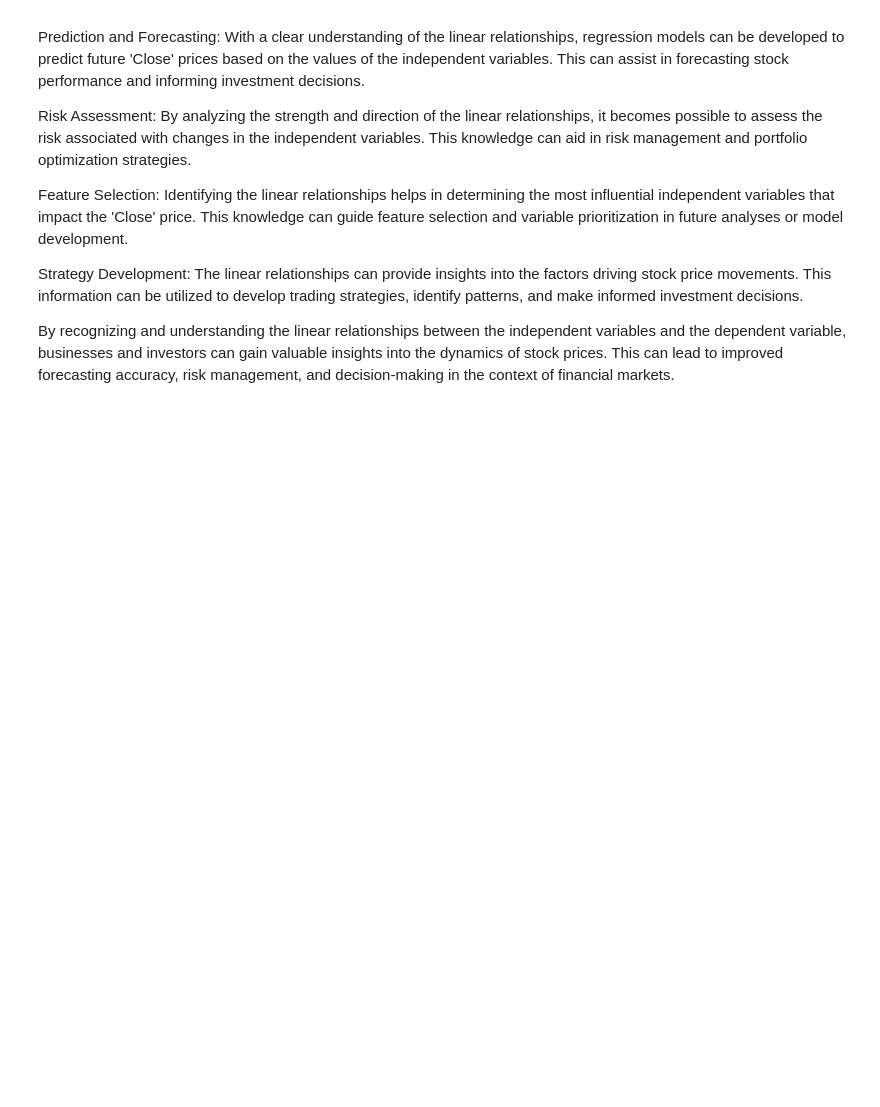
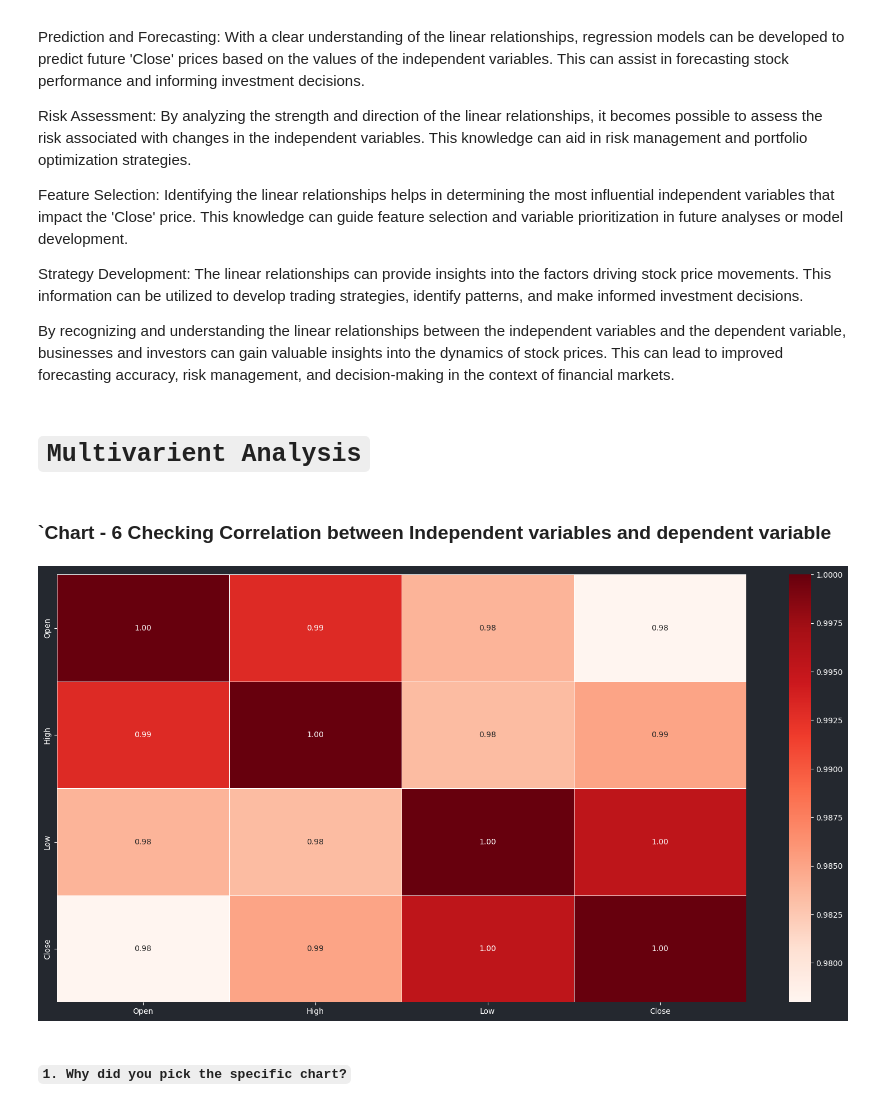
Before and after one commit to Srushti-Rodge/Capstone_Project_ML-Yes_Bank_Stock_Closing_Price_Prediction-, a Jupyter notebook: Capstone_Project_ML(Yes_Bank_Stock_Closing_Price_Prediction).ipynb, the cells around one changed output. Drawn from its saved outputs; the diff is of its cells as text; code cells hidden in the pictures; blank space fills up the shorter version.

```diff
--- a/Capstone_Project_ML(Yes_Bank_Stock_Closing_Price_Prediction).ipynb
+++ b/Capstone_Project_ML(Yes_Bank_Stock_Closing_Price_Prediction).ipynb
@@ -563,3 +563,38 @@ Feature Selection: Identifying the linear relationships helps in determining the
 Strategy Development: The linear relationships can provide insights into the factors driving stock price movements. This information can be utilized to develop trading strategies, identify patterns, and make informed investment decisions.
 
 By recognizing and understanding the linear relationships between the independent variables and the dependent variable, businesses and investors can gain valuable insights into the dynamics of stock prices. This can lead to improved forecasting accuracy, risk management, and decision-making in the context of financial markets.
+# %% [markdown]
+# **`Multivarient Analysis`**
+# %% [markdown]
+### `Chart - 6 Checking Correlation between Independent variables and dependent variable
+# %%
+# Set the figure size
+plt.figure(figsize=(20, 10))
+
+# Calculate the correlation matrix
+correlation = stock_df.corr()
+
+# Create the heatmap with Seaborn
+sns.heatmap(abs(correlation), annot=True, cmap='Reds', linewidths=0.5, fmt='.2f')
+
+# Set the background colors for the figure and axes
+plot_bgcolor = (36/255, 40/255, 47/255, 1)  # RGB values divided by 255, with alpha=1 for full opacity
+paper_bgcolor = (51/255, 56/255, 66/255, 1)
+
+plt.gcf().patch.set_facecolor(plot_bgcolor)  # Set the background color of the figure
+plt.gca().patch.set_facecolor(paper_bgcolor)  # Set the background color of the axes
+
+# Add a comment
+"""
+This code creates a heatmap of the correlation matrix for the stock_df DataFrame using Seaborn.
+The annot parameter adds the correlation coefficients to the cells of the heatmap.
+The cmap parameter sets the colormap for the heatmap.
+The linewidths parameter sets the width of the lines between the cells of the heatmap.
+The fmt parameter sets the format of the correlation coefficients in the cells of the heatmap.
+"""
+
+plt.show()
+# %% [output]
+[figure, added]
+# %% [markdown]
+#### `1. Why did you pick the specific chart?`
```
Also changed, not shown: parts of 6 cells of this notebook.
